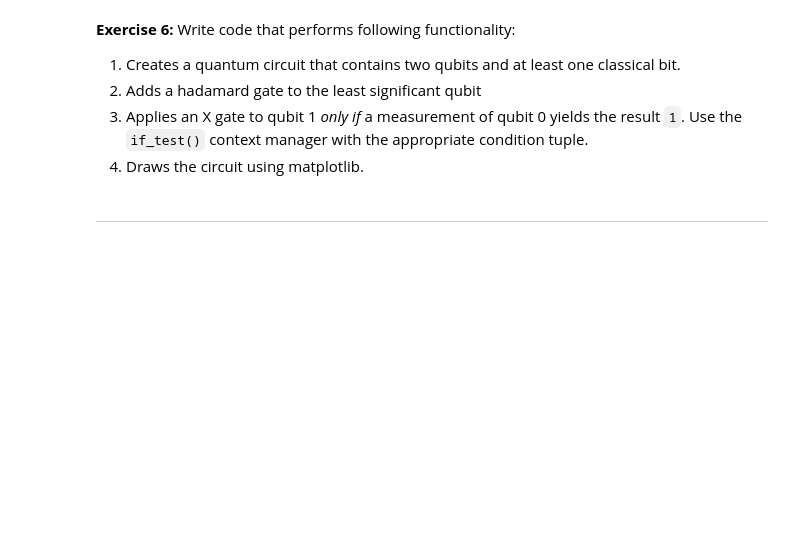
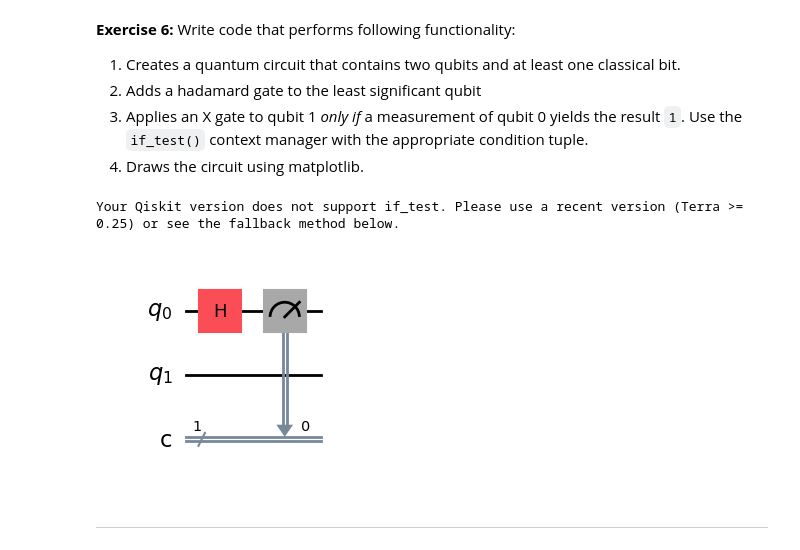
Before and after one commit to abhishekracharla/PushQuantum_Qiskit_Fall_Fest_2025, a Jupyter notebook: Qiskit_challenge_2025.ipynb, the cells around one changed output. Saved outputs shown, nothing was run; the diff lists cells and outputs as text; code cells hidden in the pictures; blank space fills up the shorter version.

```diff
--- a/Qiskit_challenge_2025.ipynb
+++ b/Qiskit_challenge_2025.ipynb
@@ -215,3 +223,20 @@ Write code that performs following functionality:
+# %%
+from qiskit import QuantumCircuit, ClassicalRegister
+
+qc = QuantumCircuit(2,1)
+qc.h(0)
+qc.measure(0,0)
+try:
+    from qiskit.circuit.controlflow import if_test
+    with if_test((qc.cregs[0], 1)):
+        qc.x(1)
+except ImportError:
+    print("Your Qiskit version does not support if_test. Please use a recent version (Terra >= 0.25) or see the fallback method below.")
+
+qc.draw(output='mpl')
+# %% [output]
+Your Qiskit version does not support if_test. Please use a recent version (Terra >= 0.25) or see the fallback method below.
+[figure, added]
 # %% [markdown]
 ---
 # %% [markdown]
```
Also changed, not shown: parts of 8 cells of this notebook.
